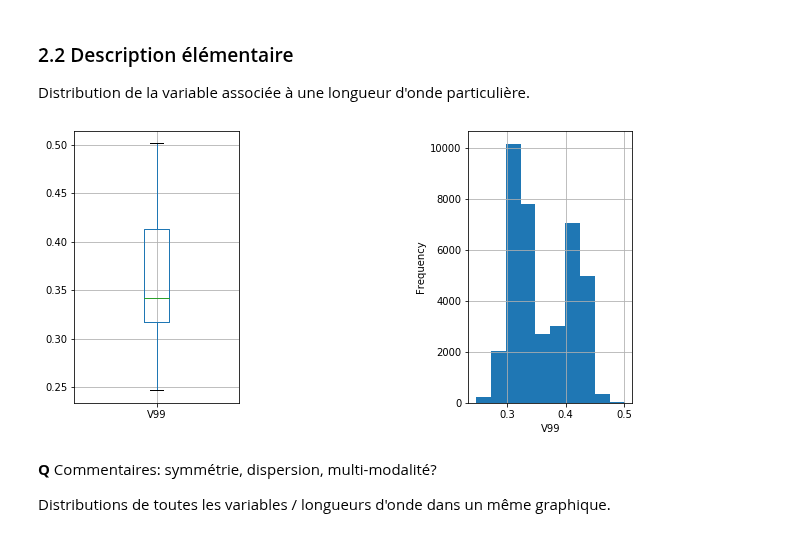
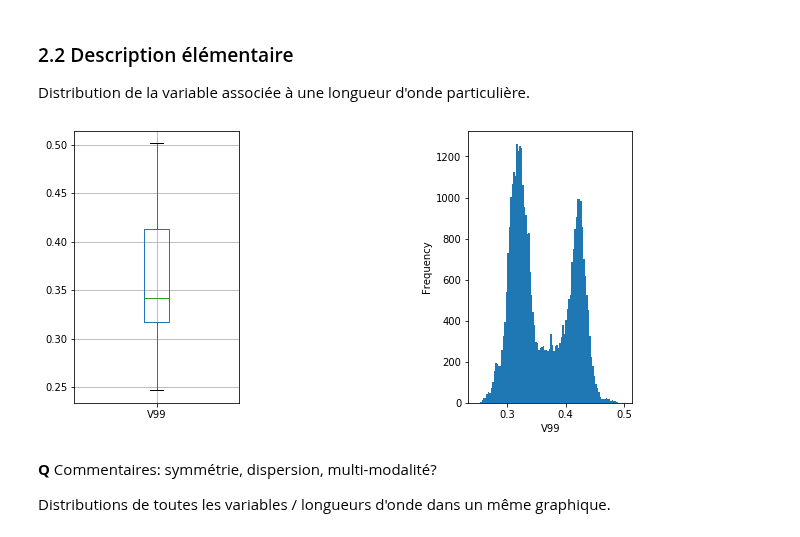
Before and after one commit to wikistat/Exploration, a Jupyter notebook: Mars/ML-Tutorial-Mars.ipynb, the cells around one changed output. Drawn from its saved outputs; the diff is of its cells as text; code cells hidden in the pictures.

```diff
--- a/Mars/ML-Tutorial-Mars.ipynb
+++ b/Mars/ML-Tutorial-Mars.ipynb
@@ -85,14 +85,14 @@ Distribution de la variable associée à une longueur d'onde particulière.
 # %%
 plt.figure(figsize = (10, 5))
 plt.subplot(1, 3, 1)
 mars.boxplot('V99')
 plt.subplot(1, 3, 3)
-mars['V99'].hist()
+plt.hist(mars['V99'], bins = 100)
 plt.xlabel("V99")
 plt.ylabel("Frequency")
 plt.show()
 # %% [output]
-[figure, old version]
+[figure, new version]
 # %% [markdown]
 **Q** Commentaires: symmétrie, dispersion, multi-modalité?
 
```
Also changed, not shown: parts of 20 cells of this notebook.
